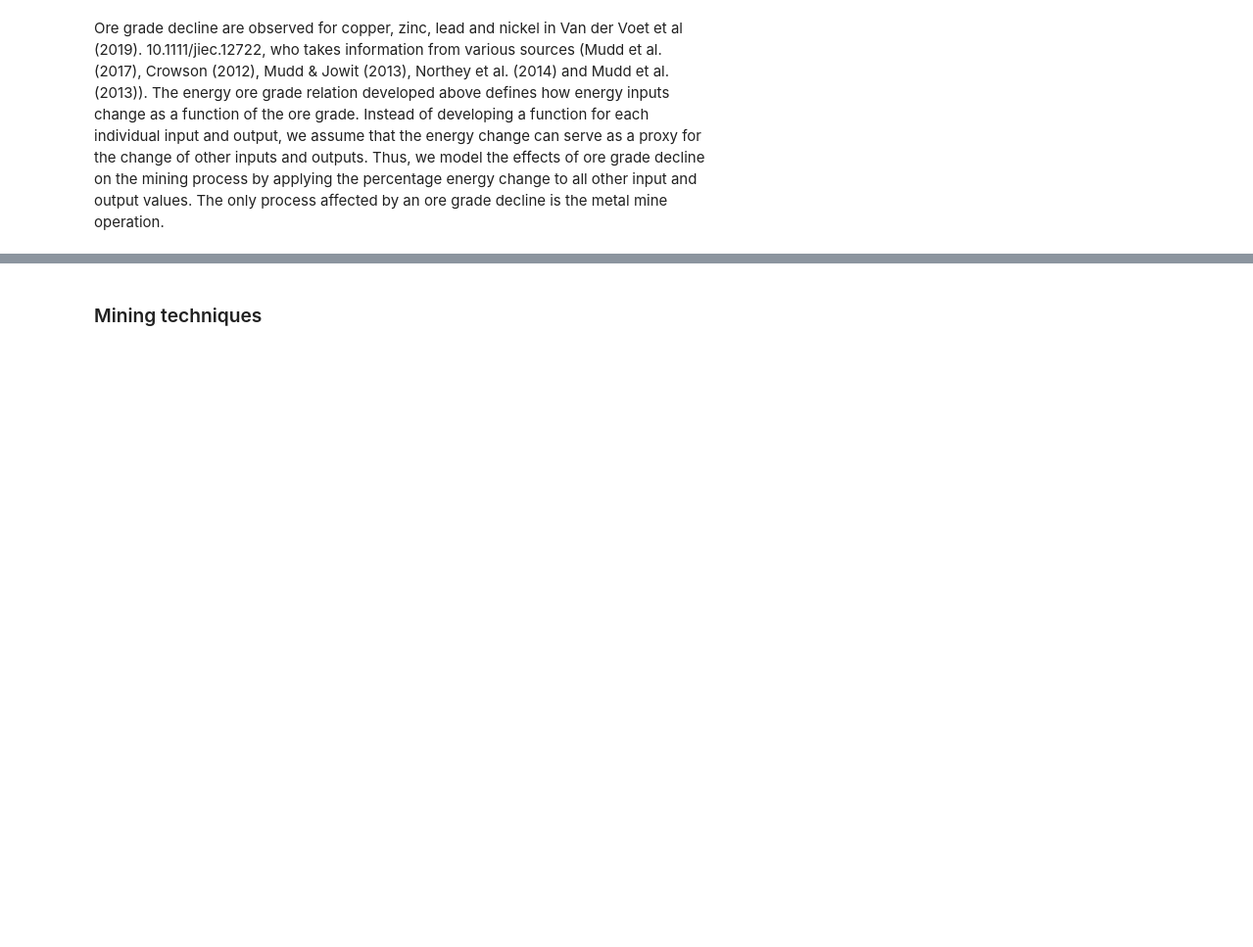
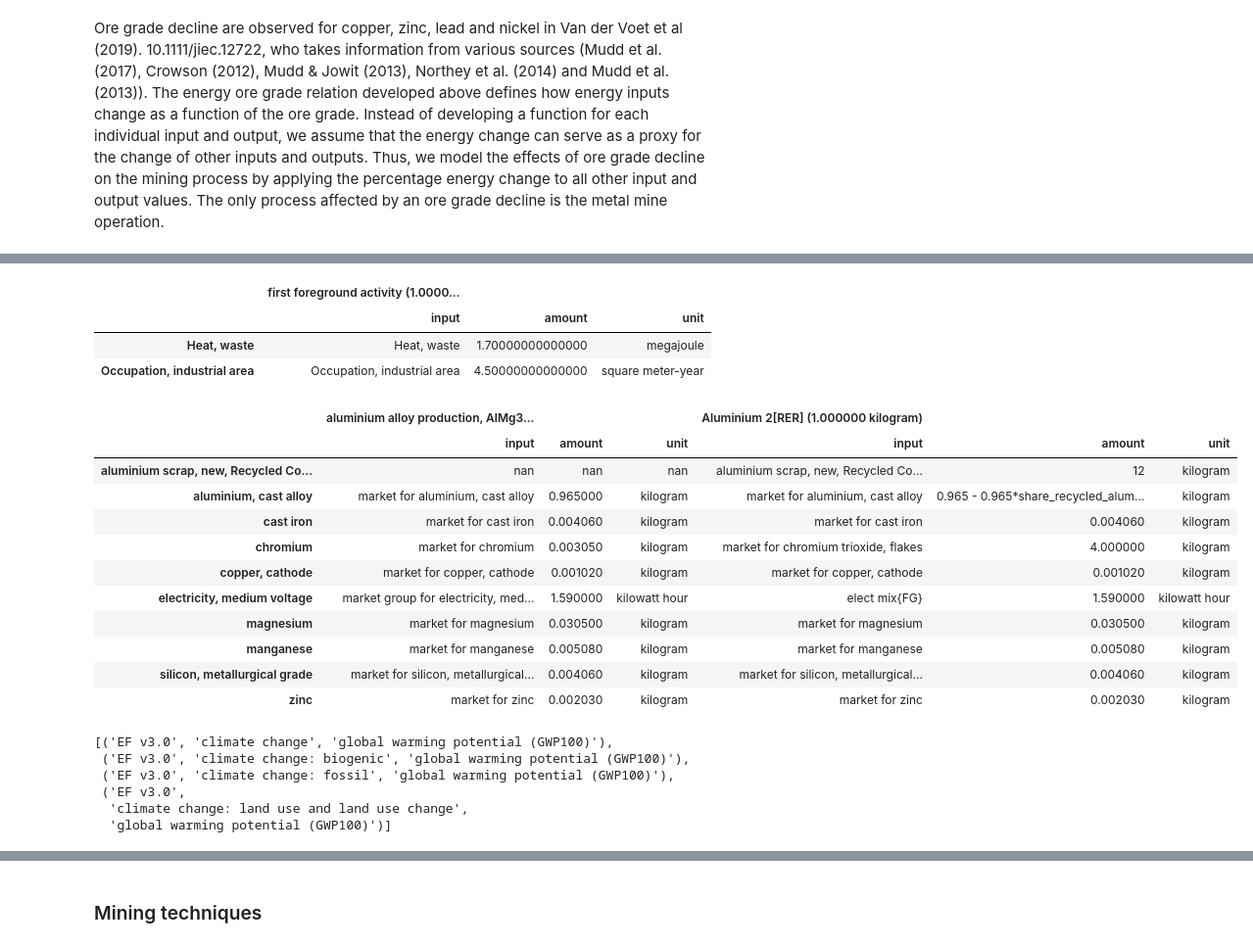
Before and after one commit to marpellan/regional_minerals_sustainability, a Jupyter notebook: 2. LCI_parametrization.ipynb, the cells around one changed output, grey strips where cells are left out. Shown at 98% size. Cells and saved outputs as stored; diff of their text form; code cells hidden in the pictures; blank space fills up the shorter version.

```diff
--- a/2. LCI_parametrization.ipynb
+++ b/2. LCI_parametrization.ipynb
@@ -21,3 +33,0 @@ LIB_RM_DB = "LIB raw materials"
-# %%
-USER_DB = ''
-BG_DB = 'ecoinvent 3.8 cutoff'
@@ -99,0 +472,3 @@ ore_grade.sigma = og_std
+# %%
+# Load parameters previously  persisted in the dabatase.
+agb.loadParams()
@@ -99,0 +529,16 @@ ore_grade.sigma = og_std
+# %%
+# Biosphere activities
+ground_occupuation = agb.findBioAct('Occupation, industrial area') # Search by name
+heat = agb.findBioAct('Heat, waste', categories=['air']) # Add category selector
+
+# Technosphere activities
+
+# You can add an optionnal location selector
+alu = agb.findTechAct("aluminium alloy production, AlMg3", loc="RER")
+alu_scrap = agb.findTechAct('aluminium scrap, new, Recycled Content cut-off')
+
+# Elec
+eu_elec = agb.findTechAct("market group for electricity, medium voltage", 'ENTSO-E')
+us_elec = agb.findTechAct("market group for electricity, medium voltage", 'US')
+
+chromium = agb.findTechAct("market for chromium trioxide, flakes")
@@ -99,0 +594,6 @@ ore_grade.sigma = og_std
+# %%
+#Alternatively, you may not define the model again, but load it from the USER DB.
+
+activity1 = agb.findActivity("first foreground activity", db_name=USER_DB)
+total_inventory = agb.findActivity("total_inventory", db_name=USER_DB)
+alu2 = agb.findActivity("Aluminium 2", db_name=USER_DB)
@@ -99,0 +615,35 @@ ore_grade.sigma = og_std
+# %%
+# You can also compute amounts by replacing parameters with a float value
+agb.printAct(activity1, b=1.5)
+# %% [output]
+|  | first foreground activity (1.0000... |  |  |
+|  | input | amount | unit |
+| Heat, waste | Heat, waste | 1.70000000000000 | megajoule |
+| Occupation, industrial area | Occupation, industrial area | 4.50000000000000 | square meter-year |
+# %%
+# You can print several activities at once to compare them
+agb.printAct(alu, alu2)
+# %% [output]
+|  | aluminium alloy production, AlMg3... |  |  | Aluminium 2[RER] (1.000000 kilogram) |  |  |
+|  | input | amount | unit | input | amount | unit |
+| aluminium scrap, new, Recycled Co... | nan | nan | nan | aluminium scrap, new, Recycled Co... | 12 | kilogram |
+| aluminium, cast alloy | market for aluminium, cast alloy | 0.965000 | kilogram | market for aluminium, cast alloy | 0.965 - 0.965*share_recycled_alum... | kilogram |
+| cast iron | market for cast iron | 0.004060 | kilogram | market for cast iron | 0.004060 | kilogram |
+| chromium | market for chromium | 0.003050 | kilogram | market for chromium trioxide, flakes | 4.000000 | kilogram |
+| copper, cathode | market for copper, cathode | 0.001020 | kilogram | market for copper, cathode | 0.001020 | kilogram |
+| electricity, medium voltage | market group for electricity, med... | 1.590000 | kilowatt hour | elect mix{FG} | 1.590000 | kilowatt hour |
+| magnesium | market for magnesium | 0.030500 | kilogram | market for magnesium | 0.030500 | kilogram |
+| manganese | market for manganese | 0.005080 | kilogram | market for manganese | 0.005080 | kilogram |
+| silicon, metallurgical grade | market for silicon, metallurgical... | 0.004060 | kilogram | market for silicon, metallurgical... | 0.004060 | kilogram |
+| zinc | market for zinc | 0.002030 | kilogram | market for zinc | 0.002030 | kilogram |
+# %%
+# List of impacts to consider
+impacts = agb.findMethods("climate change", mainCat="EF v3.0")
+impacts
+# %% [output]
+[('EF v3.0', 'climate change', 'global warming potential (GWP100)'),
+ ('EF v3.0', 'climate change: biogenic', 'global warming potential (GWP100)'),
+ ('EF v3.0', 'climate change: fossil', 'global warming potential (GWP100)'),
+ ('EF v3.0',
+  'climate change: land use and land use change',
+  'global warming potential (GWP100)')]
```
Also changed, not shown: parts of 47 cells of this notebook, 16 other files.
